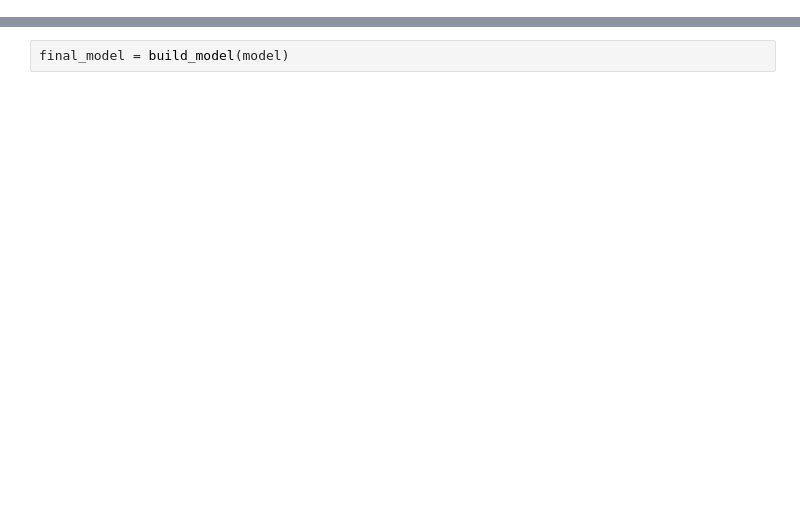
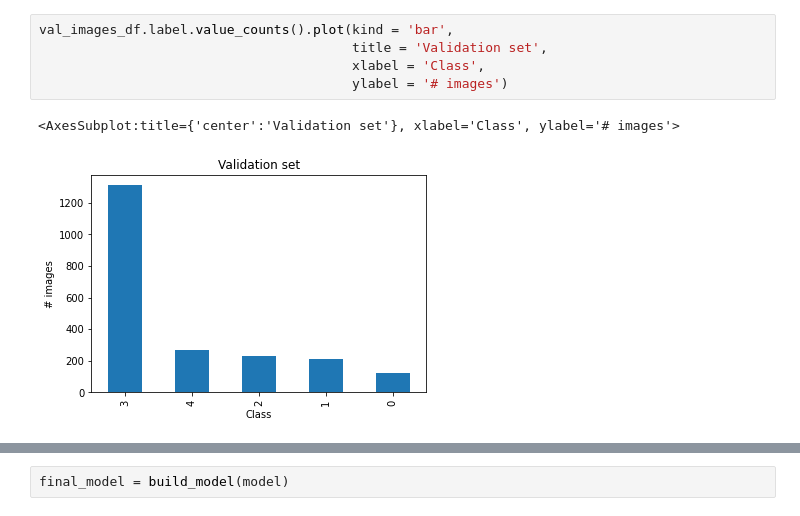
Before and after one commit to fudw/cassava-diseases-classification, a Jupyter notebook: cassava-diseases-classification-tf.ipynb, the cells around one changed output, grey strips where cells are left out. Drawn from its saved outputs; the diff is of its cells as text; blank space fills up the shorter version.

```diff
--- a/cassava-diseases-classification-tf.ipynb
+++ b/cassava-diseases-classification-tf.ipynb
@@ -257,0 +120,8 @@ def build_model(base_model):
+# %%
+val_images_df.label.value_counts().plot(kind = 'bar',
+                                        title = 'Validation set',
+                                        xlabel = 'Class',
+                                        ylabel = '# images')
+# %% [output]
+<AxesSubplot:title={'center':'Validation set'}, xlabel='Class', ylabel='# images'>
+[figure, added]
```
Also changed, not shown: parts of 110 cells of this notebook.
